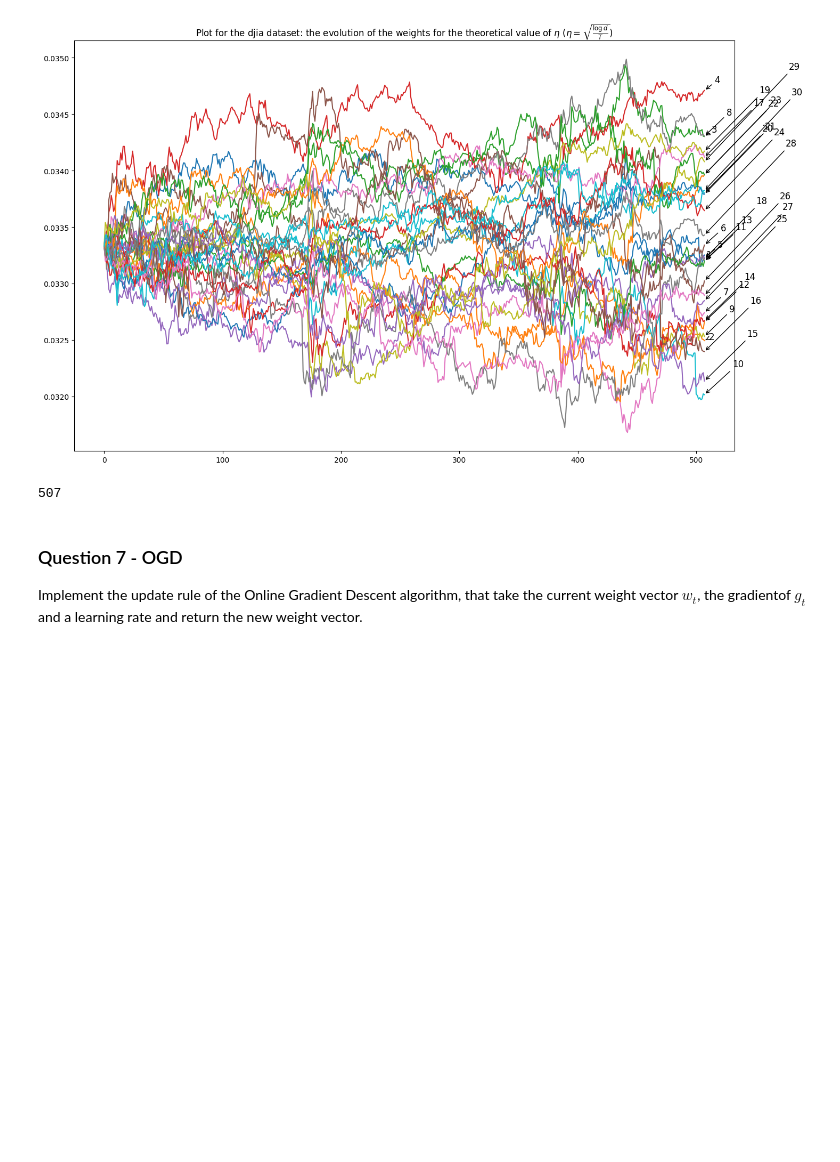
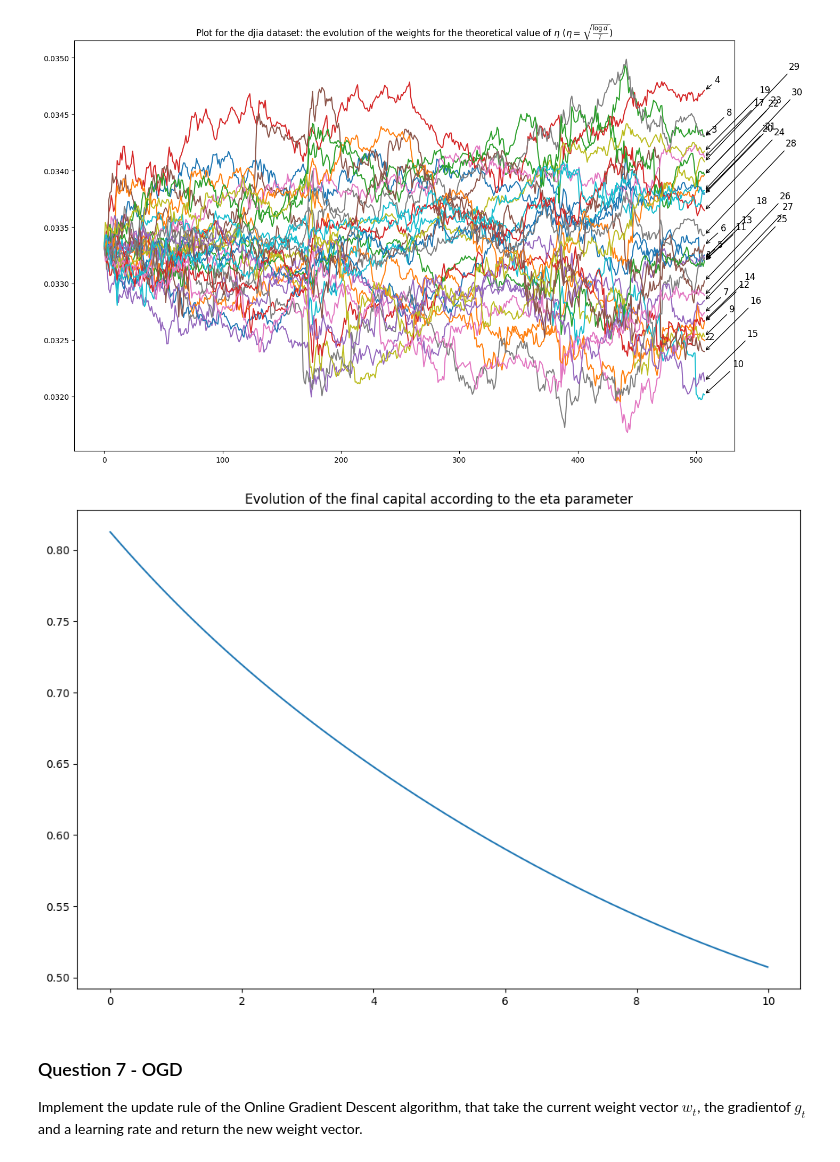
Before and after one commit to AugustinCablant/3A-class, a Jupyter notebook: Sequential Learning/notebook_portfolio.ipynb, the cells around one changed output. Drawn from its saved outputs; the diff is of its cells as text; code cells hidden in the pictures; blank space fills up the shorter version.

```diff
--- a/Sequential Learning/notebook_portfolio.ipynb
+++ b/Sequential Learning/notebook_portfolio.ipynb
@@ -249,10 +249,25 @@ plt.title(r"Plot for the djia dataset: the evolution of the weights for the theo
 plt.show()
 # %% [output]
 [figure]
-# %%
-T
-# %% [output]
-507
+# %%
+capital_ewa_djia = {}
+name = "djia"
+T, d = data[name].shape  # horizon, number of assets
+etas = []
+capital = []
+for scale in range(10**3):
+    eta = 0.01 * scale
+    etas.append(eta)
+    capital_ewa_djia[name] = 1  # initial capital
+    capital_ewa_djia = use_EWA(name=name, T=T, capital_ewa=capital_ewa_djia, eta=eta, plot_w=False)
+    capital.append(capital_ewa_djia[name])
+
+plt.figure(figsize=(12,8))
+plt.plot(etas, capital)
+plt.title("Evolution of the final capital according to the eta parameter")
+plt.show()
+# %% [output]
+[figure, added]
 # %%
 # Projection on the simplex.
 def proj_simplex(w):
```
